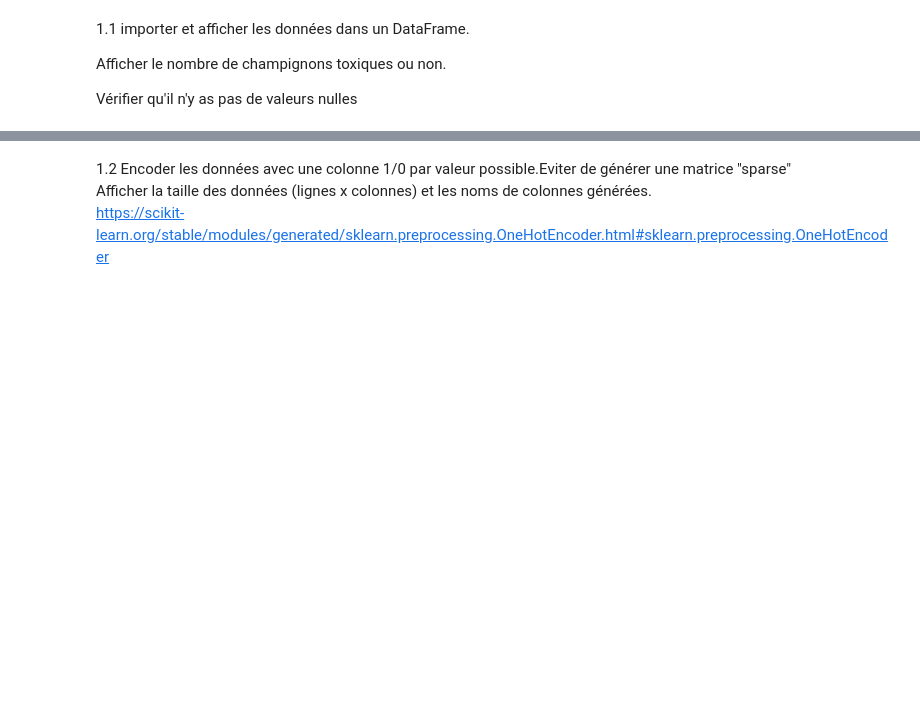
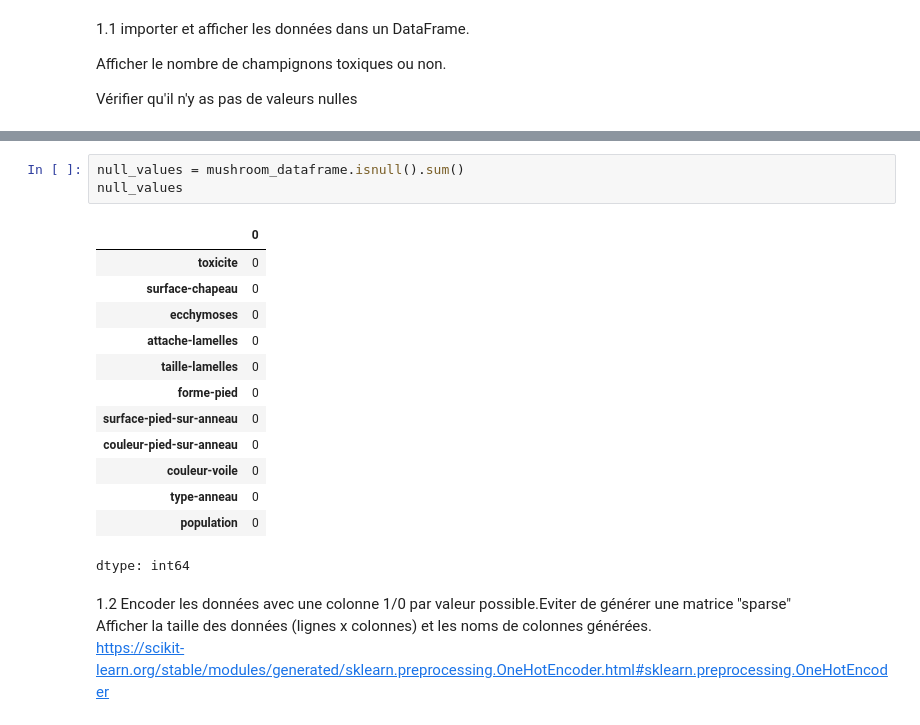
Before and after one commit to I-ZCode42/BestSurfSpot, a Jupyter notebook: TP1_classification_champignons.ipynb, the cells around one changed output, grey strips where cells are left out. Drawn from its saved outputs; the diff is of its cells as text; blank space fills up the shorter version.

```diff
--- a/TP1_classification_champignons.ipynb
+++ b/TP1_classification_champignons.ipynb
@@ -27,3 +51,20 @@ Vérifier qu'il n'y as pas de valeurs nulles
+# %%
+null_values = mushroom_dataframe.isnull().sum()
+null_values
+# %% [output]
+|  | 0 |
+| toxicite | 0 |
+| surface-chapeau | 0 |
+| ecchymoses | 0 |
+| attache-lamelles | 0 |
+| taille-lamelles | 0 |
+| forme-pied | 0 |
+| surface-pied-sur-anneau | 0 |
+| couleur-pied-sur-anneau | 0 |
+| couleur-voile | 0 |
+| type-anneau | 0 |
+| population | 0 |
+dtype: int64
 # %% [markdown]
 1.2 Encoder les données avec une colonne 1/0 par valeur possible.Eviter de générer une matrice "sparse"\
 Afficher la taille des données (lignes x colonnes) et les noms de colonnes générées.\
```
Also changed, not shown: parts of 8 cells of this notebook.
